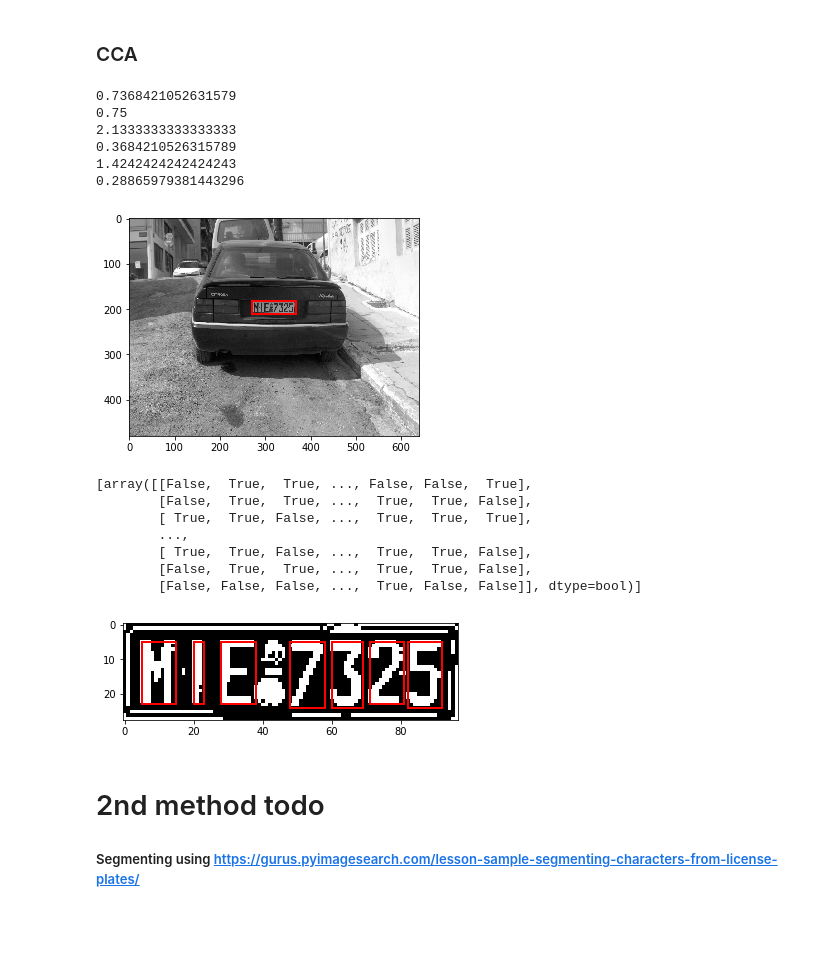
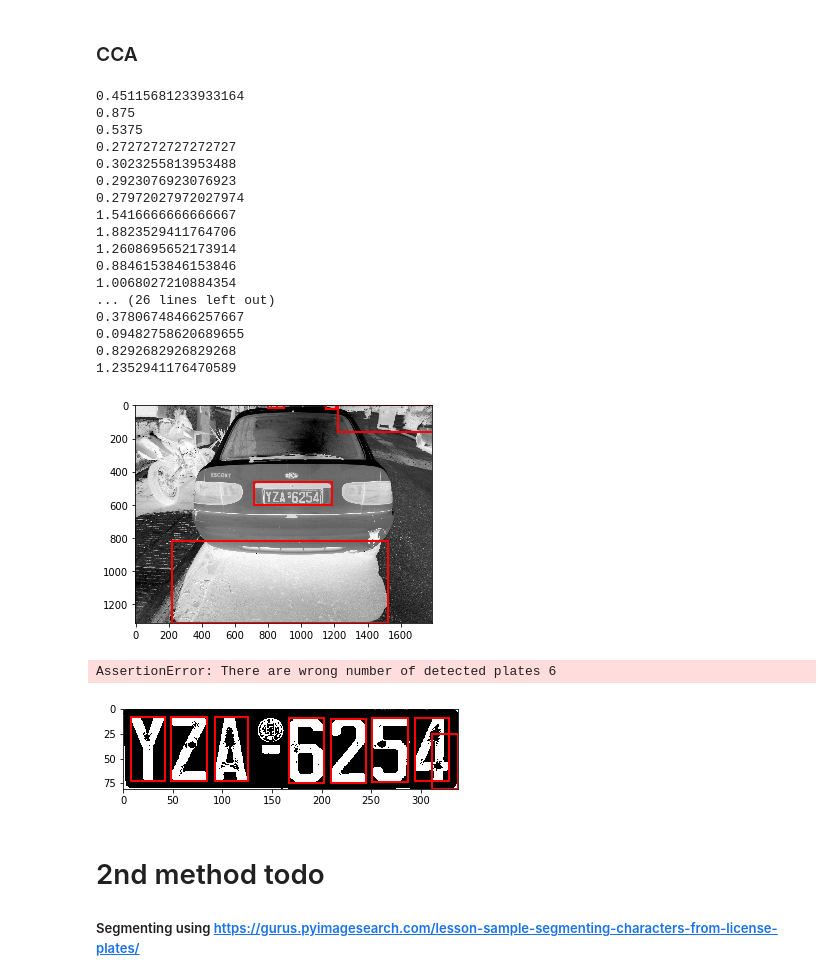
Before and after one commit to alcaster/Image-Processing-leaves-car_plates, a Jupyter notebook: source/Plate Recognition.ipynb, the cells around one changed output. Cells and saved outputs as stored; diff of their text form; code cells hidden in the pictures; blank space fills up the shorter version.

```diff
--- a/source/Plate Recognition.ipynb
+++ b/source/Plate Recognition.ipynb
@@ -5,6 +26,6 @@ from PIL import Image
 # %%
 path = Path().resolve()
 # image_path = path.parent / "day_color(large sample)" / "5.JPG"
-test_image_path = "../data/day_color/74.JPG"
+test_image_path = "../data/day_color/HPIM1291.JPG"
 print(test_image_path)
 # %% [output]
@@ -42,12 +65,12 @@ def binary_img_from_path(img_path: str):
     car_image = imread(img_path, as_grey=True)
     print(car_image.shape)
     gray_car_image = car_image * 255
-    fig, (ax1, ax2) = plt.subplots(1, 2)
+    fig, (ax1, ax2) = plt.subplots(1, 2, figsize=(10, 10))
     ax1.imshow(gray_car_image, cmap="gray")
     threshold_value = threshold_local(gray_car_image, 31, offset=15)
     binary_car_image = gray_car_image > threshold_value
     ax2.imshow(binary_car_image, cmap="gray")
     plt.show()
     return binary_car_image
-binary_img_from_path(test_image_path)
+binary_car_image = binary_img_from_path(test_image_path)
 # %% [output]
@@ -65,48 +81,53 @@ array([[ True,  True,  True, ...,  True,  True,  True],
 # %%
 def get_roi_from_binarized(binary_img):
     label_image = measure.label(binary_img)
 
     plate_objects_cordinates = []
     plate_like_objects = []
     fig, (ax1) = plt.subplots(1)
     ax1.imshow(gray_car_image, cmap="gray");
     # 28h, 107w ratio 0.26168224299
     for region in measure.regionprops(label_image):
         if region.area < 150:
             continue
         # the bounding box coordinates
         min_row, min_col, max_row, max_col = region.bbox
         region_height = max_row - min_row
         region_width = max_col - min_col
         # ensuring that the region identified satisfies the condition of a typical license plate
         dim_ratio = region_height/region_width
         print(dim_ratio)
-        if dim_ratio > 0.20 and dim_ratio < 0.30:
+        if dim_ratio > 0.15 and dim_ratio < 0.35:
             plate_like_objects.append(binary_img[min_row:max_row,
                                       min_col:max_col])
             plate_objects_cordinates.append((min_row, min_col,
                                                   max_row, max_col))
             rectBorder = patches.Rectangle((min_col, min_row), max_col-min_col, max_row-min_row, edgecolor="red", linewidth=2, fill=False)
             ax1.add_patch(rectBorder)
     plt.show()
-    assert len(plate_like_objects) > 0
+    assert len(plate_like_objects) == 0, "There are wrong number of detected plates {}".format(len(plate_like_objects))
     return plate_like_objects
-get_roi_from_binarized(binary_car_image)
+plate_like_objects = get_roi_from_binarized(binary_car_image)
 # %% [output]
-0.7368421052631579
-0.75
-2.1333333333333333
-0.3684210526315789
-1.4242424242424243
-0.28865979381443296
+0.45115681233933164
+0.875
+0.5375
+0.2727272727272727
+0.3023255813953488
+0.2923076923076923
+0.27972027972027974
+1.5416666666666667
+1.8823529411764706
+1.2608695652173914
+0.8846153846153846
+1.0068027210884354
+... (26 lines left out)
+0.37806748466257667
+0.09482758620689655
+0.8292682926829268
+1.2352941176470589
-[figure, old version]
+[figure, new version]
-[array([[False,  True,  True, ..., False, False,  True],
-        [False,  True,  True, ...,  True,  True, False],
-        [ True,  True, False, ...,  True,  True,  True],
-        ...,
-        [ True,  True, False, ...,  True,  True, False],
-        [False,  True,  True, ...,  True,  True, False],
-        [False, False, False, ...,  True, False, False]], dtype=bool)]
+AssertionError: There are wrong number of detected plates 6
 # %%
 def licence_plate_chars_from_roi(roi):
     license_plate = np.invert(roi)
@@ -136,11 +157,12 @@ def licence_plate_chars_from_roi(roi):
 
             column_list.append(x0)
 
+    plt.show()
     assert len(characters), "There is too many characters"
-    plt.show()
+
 licence_plate_chars_from_roi(plate_like_objects[0])
 # %% [output]
-[figure, old version]
+[figure, new version]
 # %% [markdown]
 # 2nd method todo
 ##### Segmenting using https://gurus.pyimagesearch.com/lesson-sample-segmenting-characters-from-license-plates/
```
Also changed, not shown: parts of 8 cells of this notebook.
